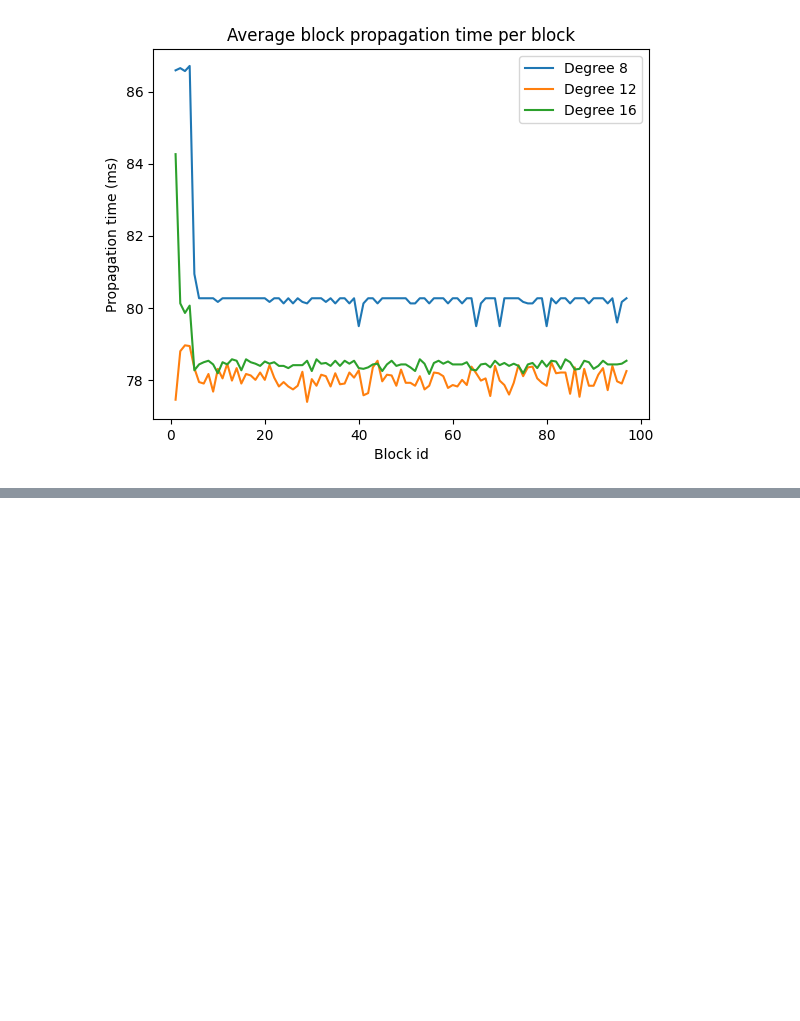
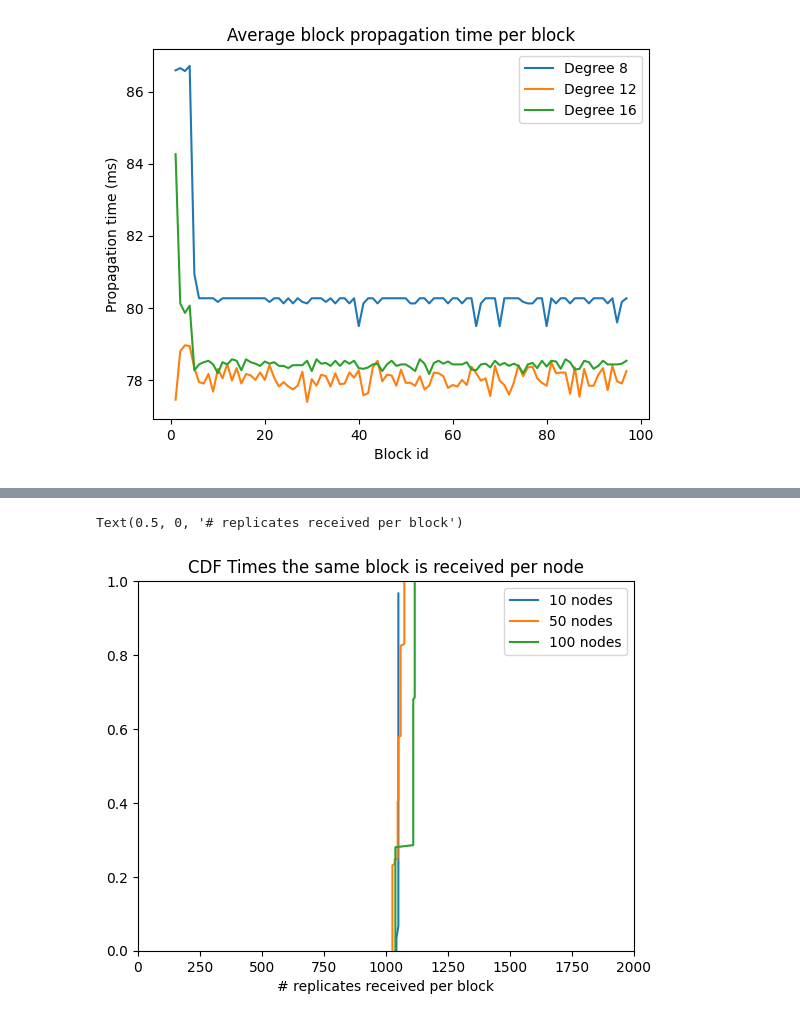
Before and after one commit to srene/kademlia-simulator, a Jupyter notebook: simulator/python/gossipsub_analysis.ipynb, the cells around one changed output, grey strips where cells are left out. Saved outputs shown, nothing was run; the diff lists cells and outputs as text; code cells hidden in the pictures; blank space fills up the shorter version.

```diff
--- a/simulator/python/gossipsub_analysis.ipynb
+++ b/simulator/python/gossipsub_analysis.ipynb
@@ -323,0 +324,25 @@ Text(0.5, 0, '# replicates received per block')
+# %%
+fig4, ax4 = plt.subplots()
+
+for key in op_df_nodes:
+
+    rsdf = op_df_nodes[key].loc[(op_df_nodes[key]['type'] == 'BlockGossipOperation')]
+
+    rsdf2 = rsdf.loc[(rsdf['old_block'] == True)]
+
+    x = np.sort(rsdf2['completion_time'])
+    N = rsdf2['completion_time'].count()
+    # get the cdf values of y
+    y = np.arange(N) / float(N)
+
+    ax4.plot(x, y,label=key)
+
+ax4.legend()
+ax4.set_xlim([0,2000])
+ax4.set_ylim([0,1])
+
+ax4.set_title("CDF Times the same block is received per node")
+ax4.set_xlabel("# replicates received per block")
+# %% [output]
+Text(0.5, 0, '# replicates received per block')
+[figure, added]
```
Also changed, not shown: parts of 5 cells of this notebook, 4 other files.
